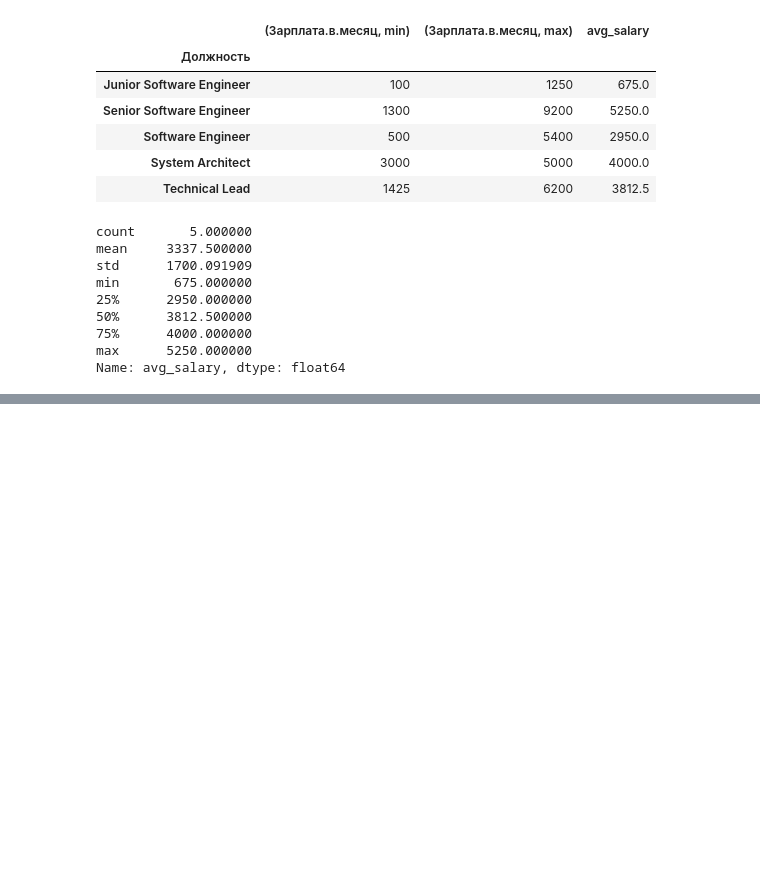
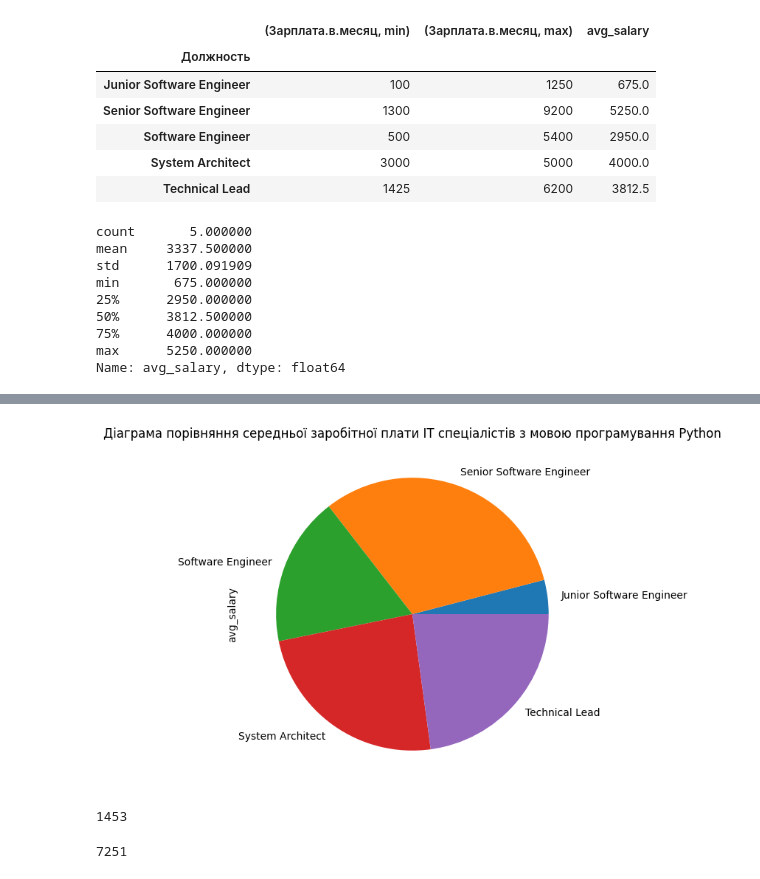
Before and after one commit to ValeraRishniak/HW_M02_goit_py_DS, a Jupyter notebook: Hw2.2.ipynb, the cells around one changed output, grey strips where cells are left out. Cells and saved outputs as stored; diff of their text form; code cells hidden in the pictures; blank space fills up the shorter version.

```diff
--- a/Hw2.2.ipynb
+++ b/Hw2.2.ipynb
@@ -161,0 +175,9 @@ python_data_upd_3_new_column_avg.to_csv("2017_jun_final_clean_and_updated.csv")
+# %%
+diagram_2 = python_data_upd_3_new_column_avg['avg_salary'].plot(
+    kind='pie',
+    title='Діаграма порівняння середньої заробітної плати ІТ спеціалістів з мовою програмування Python',
+    figsize=(6, 6),
+    logy=True,
+)
+# %% [output]
+[figure, added]
@@ -161,0 +186,5 @@ python_data_upd_3_new_column_avg.to_csv("2017_jun_final_clean_and_updated.csv")
+# %%
+data_sex_w = sex_w['Пол']
+data_sex_w
+# %% [output]
+1453
@@ -161,0 +193,5 @@ python_data_upd_3_new_column_avg.to_csv("2017_jun_final_clean_and_updated.csv")
+# %%
+data_sex_m = sex_m['Пол']
+data_sex_m
+# %% [output]
+7251
```
Also changed, not shown: parts of 6 cells of this notebook.
